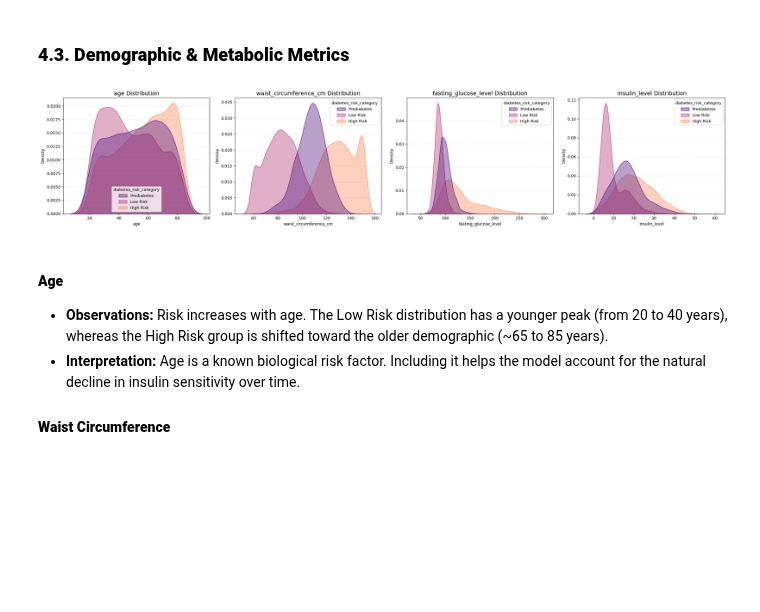
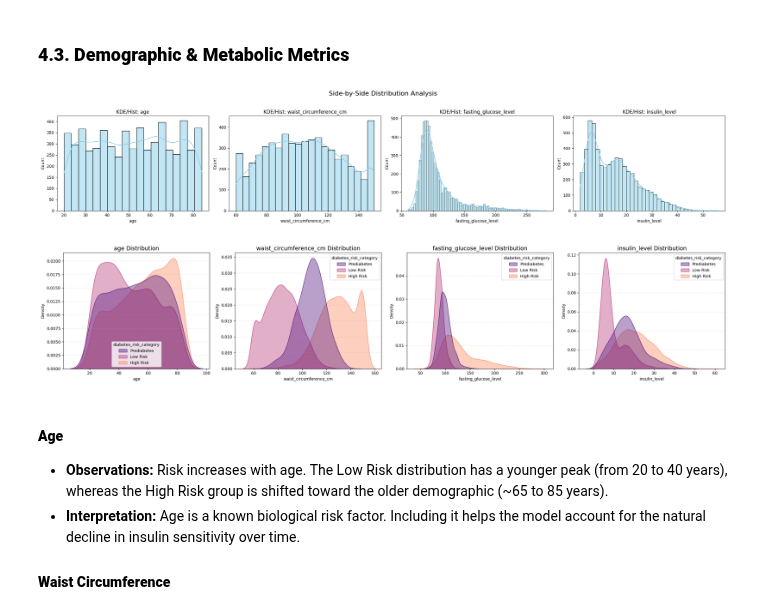
Before and after one commit to JoseDrube/Diabetes_Risk_Prediction, a Jupyter notebook: notebooks/01_eda.ipynb, the cells around one changed output. Drawn from its saved outputs; the diff is of its cells as text; code cells hidden in the pictures; blank space fills up the shorter version.

```diff
--- a/notebooks/01_eda.ipynb
+++ b/notebooks/01_eda.ipynb
@@ -165,9 +167,13 @@ As the minority class (Prediabetes) represents 19% of the data, we will probably
 ### **4.3. Demographic & Metabolic Metrics**
 # %%
 from src.diabetes_risk_prediction.utils.eda_functions import plot_multiple_comparison_kde
+from src.diabetes_risk_prediction.utils.eda_functions import plot_multiple_distributions
+
+plot_multiple_distributions(df, ['age','waist_circumference_cm','fasting_glucose_level','insulin_level'])
 plot_multiple_comparison_kde(df, ['age','waist_circumference_cm','fasting_glucose_level','insulin_level'])
 # %% [output]
-[figure, old version]
+[figure, new version]
+[figure, added]
 # %% [markdown]
 #### **Age**
 * **Observations:** Risk increases with age. The Low Risk distribution has a younger peak (from 20 to 40 years), whereas the High Risk group is shifted toward the older demographic (~65 to 85 years).
```
Also changed, not shown: parts of 11 cells of this notebook.
